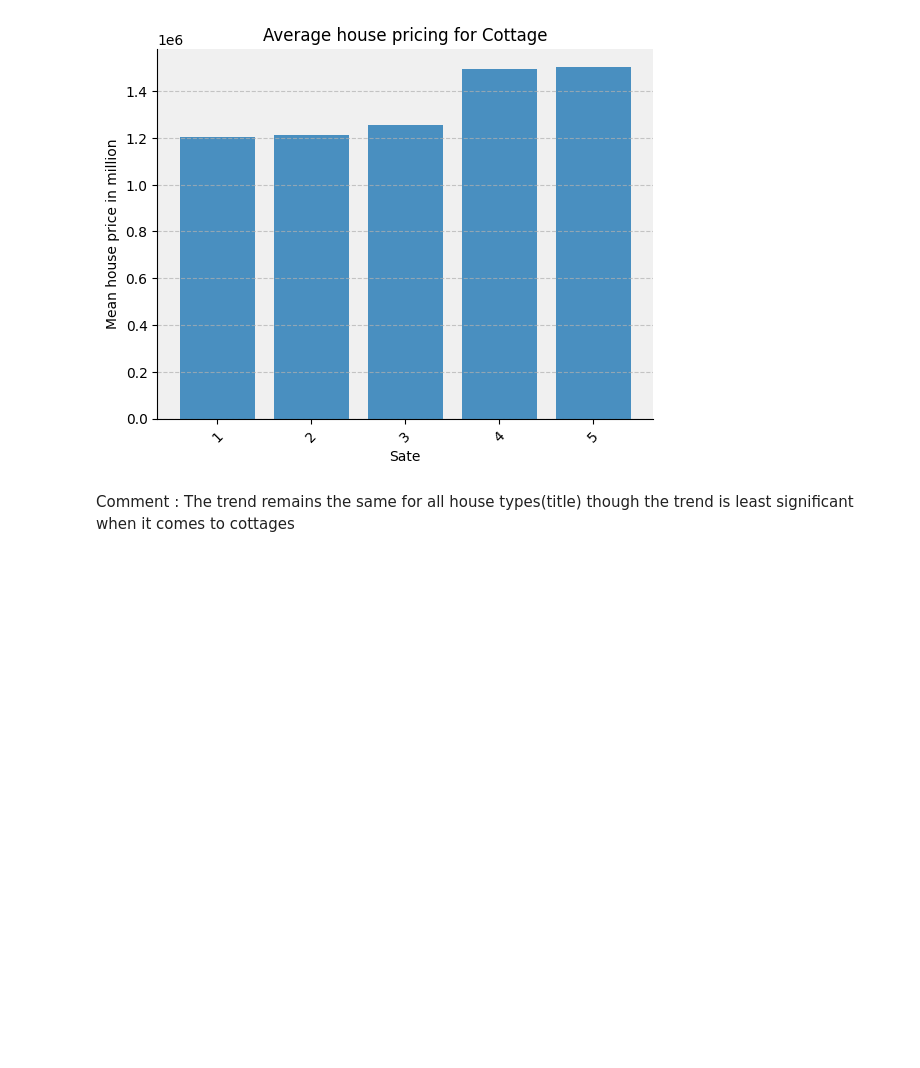
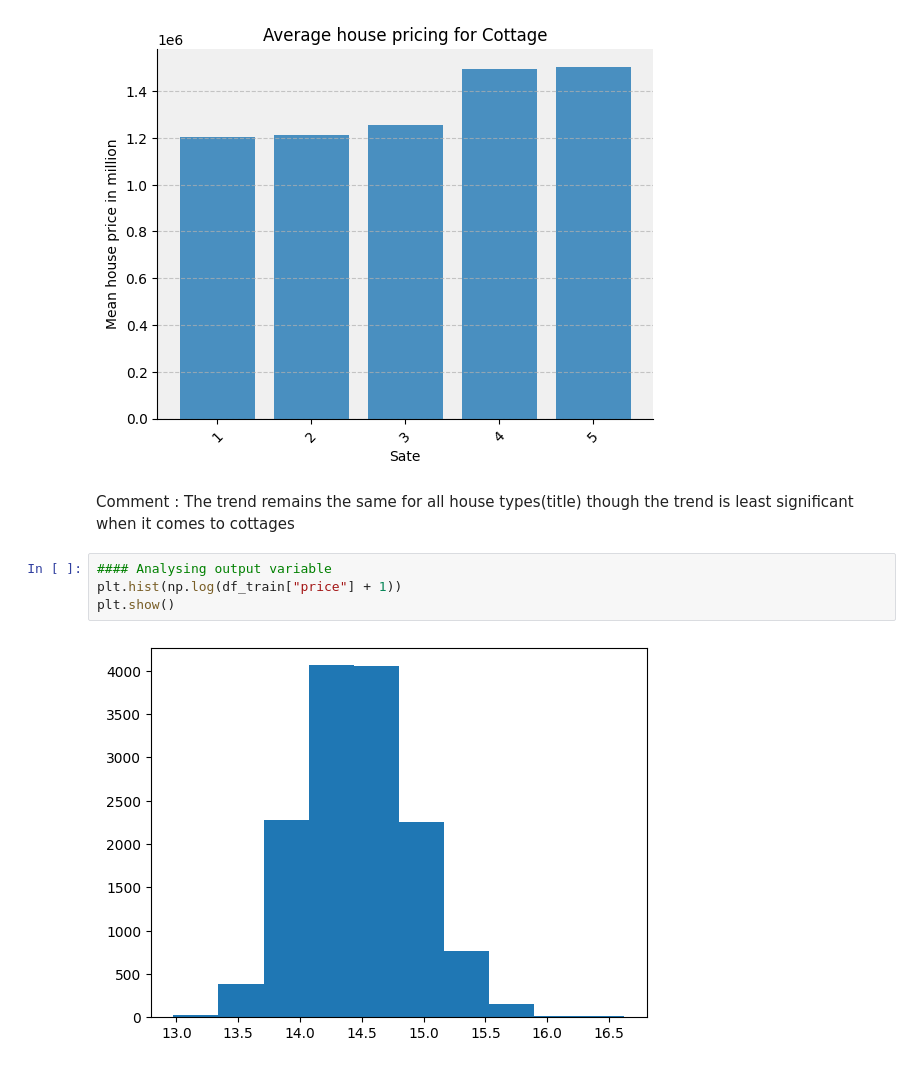
Before and after one commit to OwusuBlessing/DSN-2023-Qualification-hackaton, a Jupyter notebook: Notebooks/Exploratory_Data_Analysis.ipynb, the cells around one changed output. Cells and saved outputs as stored; diff of their text form; blank space fills up the shorter version.

```diff
--- a/Notebooks/Exploratory_Data_Analysis.ipynb
+++ b/Notebooks/Exploratory_Data_Analysis.ipynb
@@ -472,3 +472,9 @@ for title in df_train["title"].unique():
 [figure]
 # %% [markdown]
 Comment : The trend remains the same for all house types(title) though the trend is least significant when it comes to cottages
+# %%
+#### Analysing output variable
+plt.hist(np.log(df_train["price"] + 1))
+plt.show()
+# %% [output]
+[figure, added]
```
Also changed, not shown: 21 other files.
